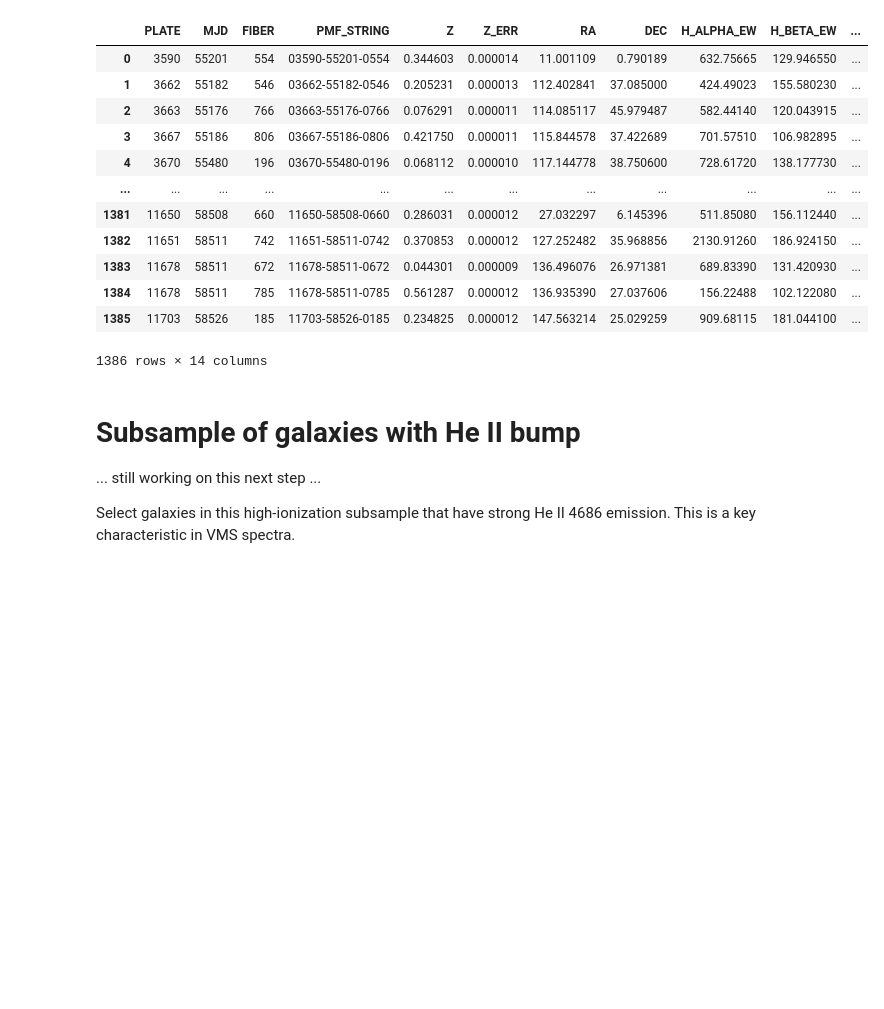
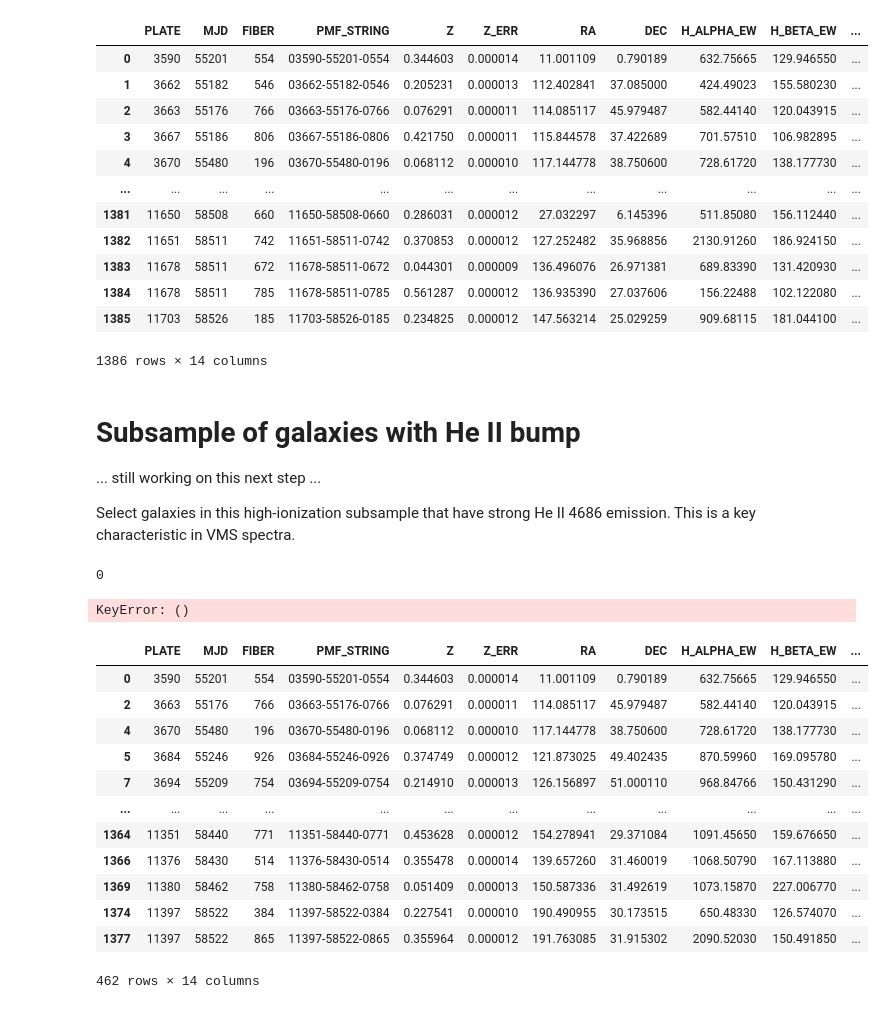
Before and after one commit to Marissa-Perry/very_massive_stars_DESI, a Jupyter notebook: eBOSS_notebooks/02_eBOSS_initial_VMS_candidates.ipynb, the cells around one changed output. Drawn from its saved outputs; the diff is of its cells as text; code cells hidden in the pictures; blank space fills up the shorter version.

```diff
--- a/eBOSS_notebooks/02_eBOSS_initial_VMS_candidates.ipynb
+++ b/eBOSS_notebooks/02_eBOSS_initial_VMS_candidates.ipynb
@@ -33,14 +33,30 @@ high_ion_eBOSS
 ... still working on this next step ...
 
 Select galaxies in this high-ionization subsample that have strong He II 4686 emission. This is a key characteristic in VMS spectra.
+# %%
+He_II_mask = (
+
+    # high ionization
+    (high_ion_eBOSS['PLATE'] == '11288')    # ~~~~ experiment with equivalent width values for He II ~~~~ ? for 1 ~~
+    & (high_ion_eBOSS['MJD'] == '58401') # could try SNR of 1
+    & (high_ion_eBOSS['FIBER'] == '0011')
+)
+
+initial_VMS_eBOSS = high_ion_eBOSS[He_II_mask]
+num_filtered = len(initial_VMS_eBOSS)
+num_filtered  # let's see the size of this new sample
+# %% [output]
+0
 # %%
 He_II_mask = (
 
-    # high ionization
-    (high_ion_eBOSS['HE_II_4686_EW'] > ?) &    # ~~~~ experiment with equivalent width values for He II ~~~~~~
-    # requiring signal-to-noise ratio >= 10
-    (high_ion_eBOSS['HE_II_4686_SNR'] >= 10)
+    # # high ionization
+    (high_ion_eBOSS['HEII_4686_EW'] > 10) &    # ~~~~ experiment with equivalent width values for He II ~~~~ ? for 1 ~~
+    (high_ion_eBOSS['HEII_4686_SNR'] >= 2)  # could try SNR of 1
 )
 
 initial_VMS_eBOSS = high_ion_eBOSS[He_II_mask]
-len(initial_VMS_eBOSS)  # let's see the size of this new sample
+num_filtered = len(initial_VMS_eBOSS)
+num_filtered  # let's see the size of this new sample
+# %% [output]
+KeyError: ()
@@ -48,0 +63,16 @@ len(initial_VMS_eBOSS)  # let's see the size of this new sample
+# %%
+initial_VMS_eBOSS
+# %% [output]
+|  | PLATE | MJD | FIBER | PMF_STRING | Z | Z_ERR | RA | DEC | H_ALPHA_EW | H_BETA_EW | ... |
+| 0 | 3590 | 55201 | 554 | 03590-55201-0554 | 0.344603 | 0.000014 | 11.001109 | 0.790189 | 632.75665 | 129.946550 | ... |
+| 2 | 3663 | 55176 | 766 | 03663-55176-0766 | 0.076291 | 0.000011 | 114.085117 | 45.979487 | 582.44140 | 120.043915 | ... |
+| 4 | 3670 | 55480 | 196 | 03670-55480-0196 | 0.068112 | 0.000010 | 117.144778 | 38.750600 | 728.61720 | 138.177730 | ... |
+| 5 | 3684 | 55246 | 926 | 03684-55246-0926 | 0.374749 | 0.000012 | 121.873025 | 49.402435 | 870.59960 | 169.095780 | ... |
+| 7 | 3694 | 55209 | 754 | 03694-55209-0754 | 0.214910 | 0.000013 | 126.156897 | 51.000110 | 968.84766 | 150.431290 | ... |
+| ... | ... | ... | ... | ... | ... | ... | ... | ... | ... | ... | ... |
+| 1364 | 11351 | 58440 | 771 | 11351-58440-0771 | 0.453628 | 0.000012 | 154.278941 | 29.371084 | 1091.45650 | 159.676650 | ... |
+| 1366 | 11376 | 58430 | 514 | 11376-58430-0514 | 0.355478 | 0.000014 | 139.657260 | 31.460019 | 1068.50790 | 167.113880 | ... |
+| 1369 | 11380 | 58462 | 758 | 11380-58462-0758 | 0.051409 | 0.000013 | 150.587336 | 31.492619 | 1073.15870 | 227.006770 | ... |
+| 1374 | 11397 | 58522 | 384 | 11397-58522-0384 | 0.227541 | 0.000010 | 190.490955 | 30.173515 | 650.48330 | 126.574070 | ... |
+| 1377 | 11397 | 58522 | 865 | 11397-58522-0865 | 0.355964 | 0.000012 | 191.763085 | 31.915302 | 2090.52030 | 150.491850 | ... |
+462 rows × 14 columns
```
Also changed, not shown: parts of 19 cells of this notebook.
